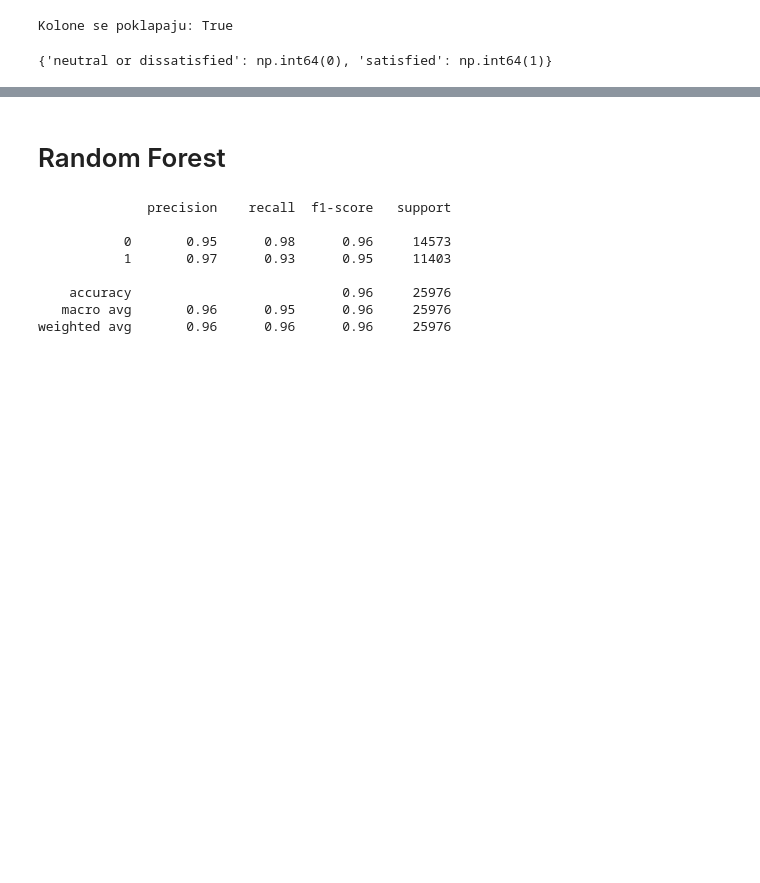
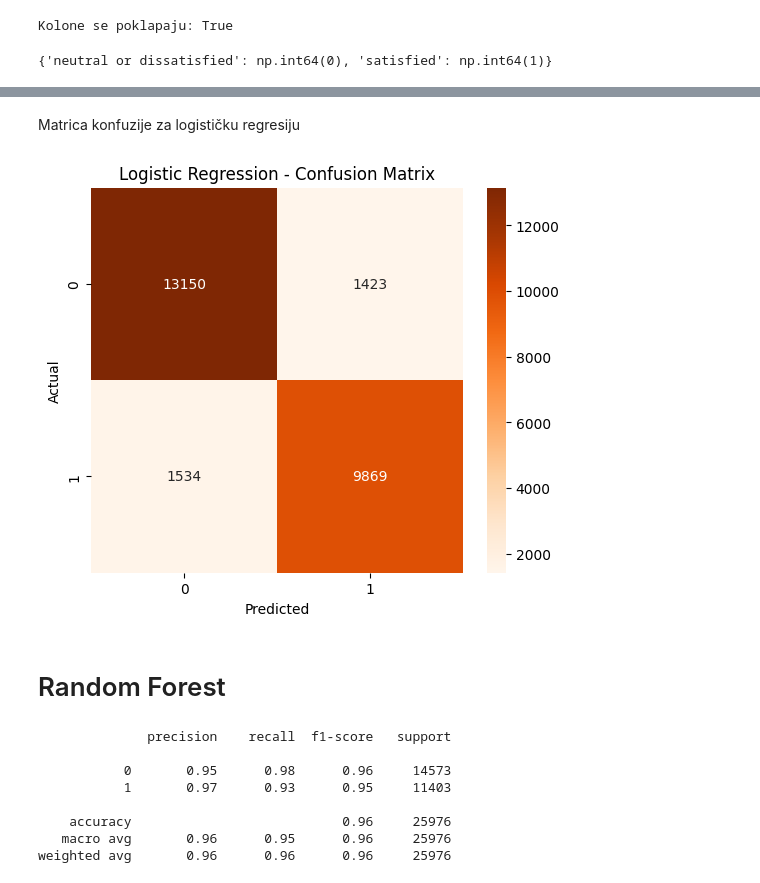
Before and after one commit to irinaradanovic/AeroSatisfaction-Prediction, a Jupyter notebook: aerosatisfaction.ipynb, the cells around one changed output, grey strips where cells are left out. Saved outputs shown, nothing was run; the diff lists cells and outputs as text; code cells hidden in the pictures; blank space fills up the shorter version.

Commit message:
logisticka regresija, napredni mlp i poredjenje

```diff
--- a/aerosatisfaction.ipynb
+++ b/aerosatisfaction.ipynb
@@ -106,0 +115,12 @@ X_test[num_cols] = scaler.transform(X_test[num_cols])
+# %%
+lr = LogisticRegression(
+    max_iter=1000,
+    random_state=42
+)
+
+lr.fit(X_train, y_train)
+
+y_pred_lr = lr.predict(X_test)
+
+print("LOGISTIC REGRESSION")
+print(classification_report(y_test, y_pred_lr))
@@ -107,3 +149,27 @@ X_test[num_cols] = scaler.transform(X_test[num_cols])
+# %% [markdown]
+Matrica konfuzije za logističku regresiju
+# %%
+cm_lr = confusion_matrix(
+    y_test,
+    y_pred_lr
+)
+
+plt.figure(figsize=(6,5))
+
+sb.heatmap(
+    cm_lr,
+    annot=True,
+    fmt='d',
+    cmap='Oranges'
+)
+
+plt.title('Logistic Regression - Confusion Matrix')
+plt.xlabel('Predicted')
+plt.ylabel('Actual')
+
+plt.show()
+# %% [output]
+[figure, added]
 # %% [markdown]
 # Random Forest
 # %%
```
Also changed, not shown: parts of 26 cells of this notebook.
